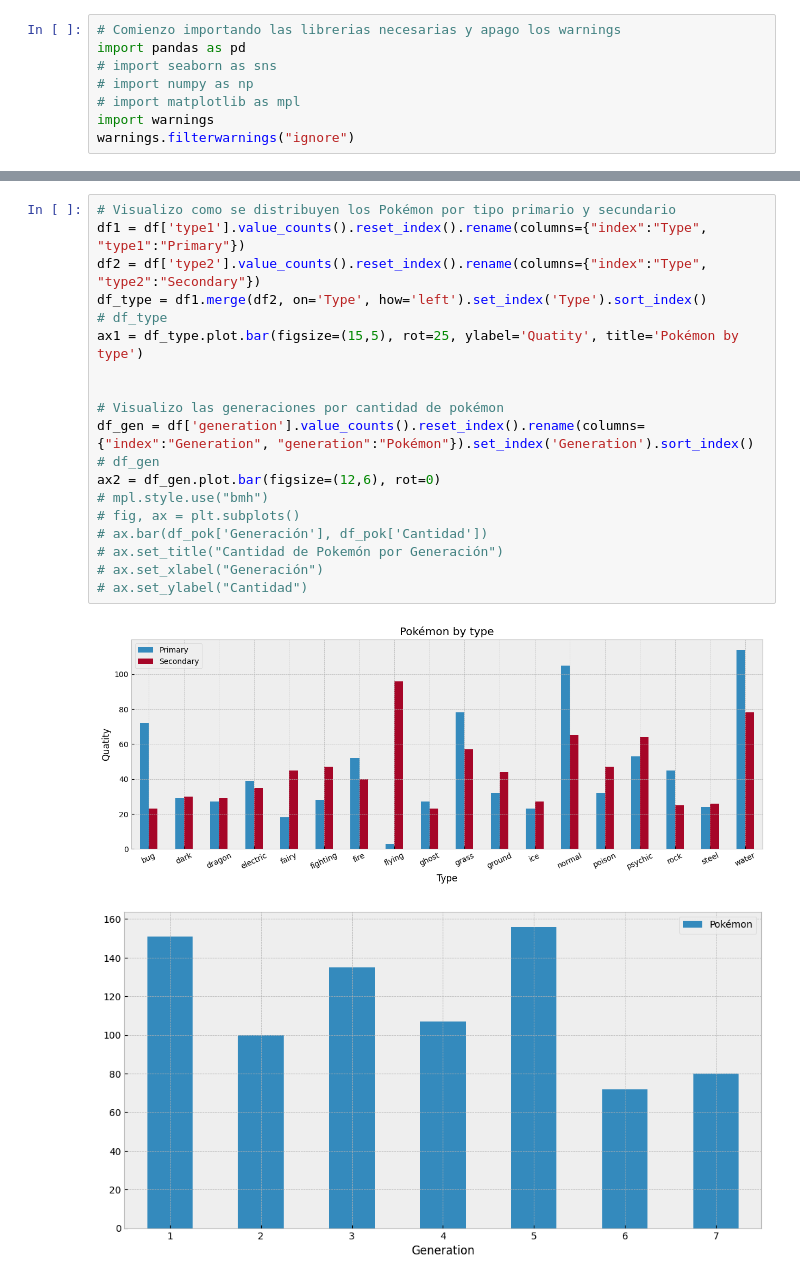
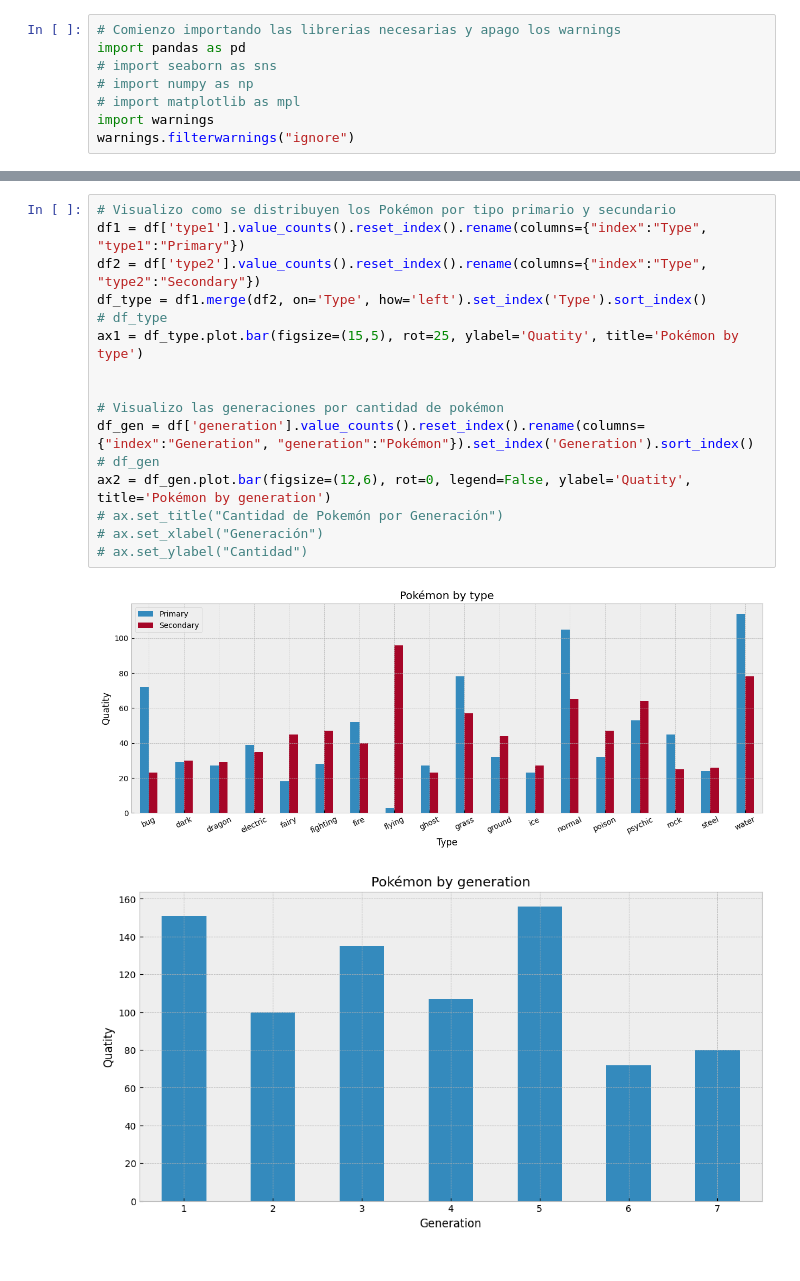
Before and after one commit to menchathor/DS_N01, a Jupyter notebook: ProyectoDS_ParteI_Meneses.ipynb, the cells around one changed output, grey strips where cells are left out. Saved outputs shown, nothing was run; the diff lists cells and outputs as text.

```diff
--- a/ProyectoDS_ParteI_Meneses.ipynb
+++ b/ProyectoDS_ParteI_Meneses.ipynb
@@ -44,22 +39,19 @@ df['type2'].fillna(df['type1'], inplace=True)                       # Relleno lo
 # %%
 # Visualizo como se distribuyen los Pokémon por tipo primario y secundario
 df1 = df['type1'].value_counts().reset_index().rename(columns={"index":"Type", "type1":"Primary"})
 df2 = df['type2'].value_counts().reset_index().rename(columns={"index":"Type", "type2":"Secondary"})
 df_type = df1.merge(df2, on='Type', how='left').set_index('Type').sort_index()
 # df_type
 ax1 = df_type.plot.bar(figsize=(15,5), rot=25, ylabel='Quatity', title='Pokémon by type')
 
 
 # Visualizo las generaciones por cantidad de pokémon
 df_gen = df['generation'].value_counts().reset_index().rename(columns={"index":"Generation", "generation":"Pokémon"}).set_index('Generation').sort_index()
 # df_gen
-ax2 = df_gen.plot.bar(figsize=(12,6), rot=0)
-# mpl.style.use("bmh")
-# fig, ax = plt.subplots()
-# ax.bar(df_pok['Generación'], df_pok['Cantidad'])
+ax2 = df_gen.plot.bar(figsize=(12,6), rot=0, legend=False, ylabel='Quatity', title='Pokémon by generation')
 # ax.set_title("Cantidad de Pokemón por Generación")
 # ax.set_xlabel("Generación")
 # ax.set_ylabel("Cantidad")
 # %% [output]
 [figure]
-[figure, old version]
+[figure, new version]
```
Also changed, not shown: parts of 1 cell of this notebook.
